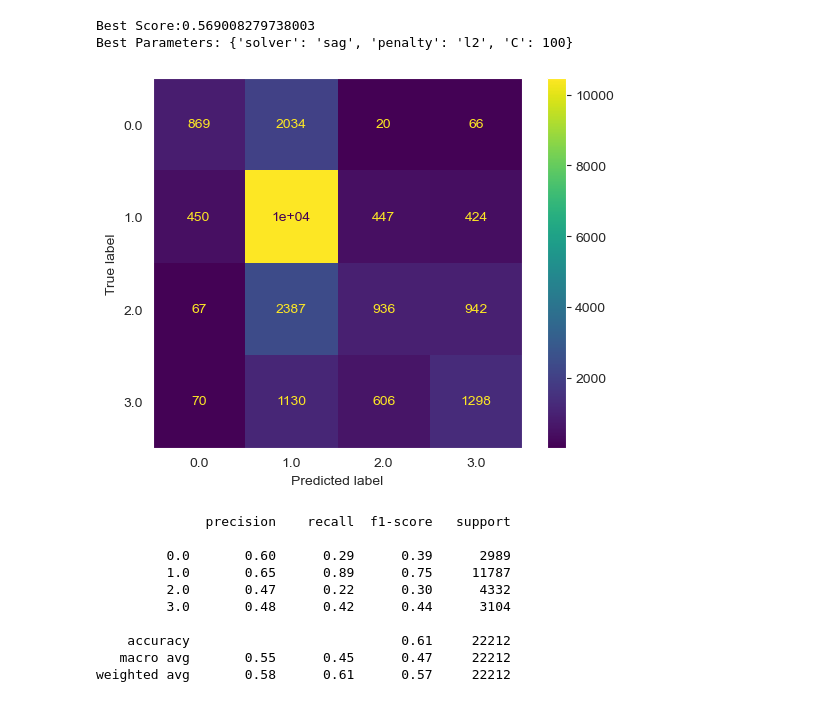
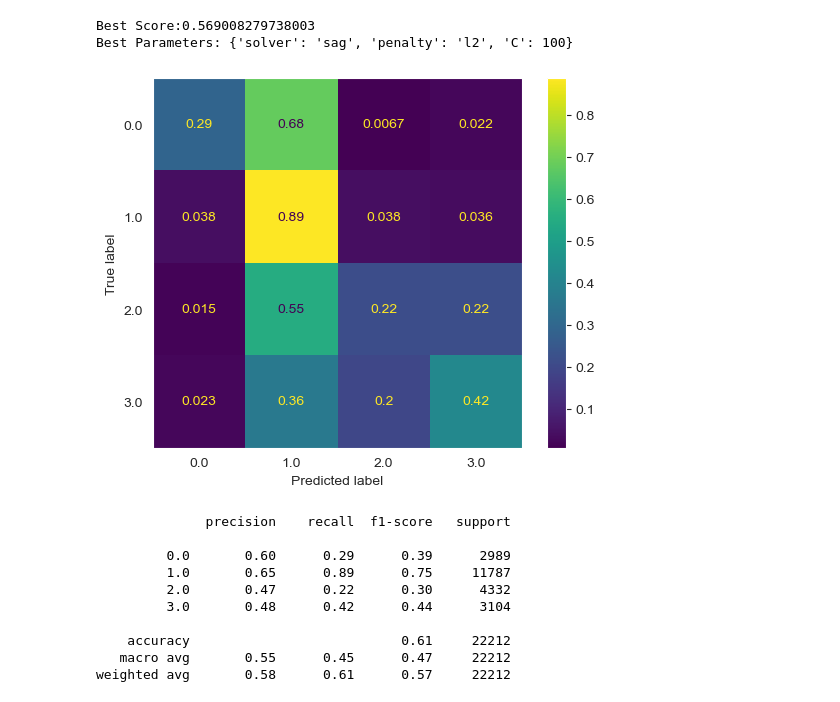
Before and after one commit to jpjavier23/capstone_2_final_documentation, a Jupyter notebook: capstone_2_final_report.ipynb, the cells around one changed output. Cells and saved outputs as stored; diff of their text form; code cells hidden in the pictures.

Commit message:
completed model selection but need to contextualize the results and do final statistical analysis

```diff
--- a/capstone_2_final_report.ipynb
+++ b/capstone_2_final_report.ipynb
@@ -1098,12 +1123,12 @@ lr_model = lr.fit(x_train_scale, y_train)
 # %%
 lr_pred = lr_model.predict(x_test_scale)
 # %%
-lr_confusion = confusion_matrix(y_test, lr_pred, labels = lr_model.classes_)
+lr_confusion = confusion_matrix(y_test, lr_pred, labels = lr_model.classes_, normalize = 'true')
 lr_confusion_matrix = ConfusionMatrixDisplay(confusion_matrix = lr_confusion, display_labels = lr_model.classes_)
 lr_confusion_matrix.plot()
 plt.show()
 # %% [output]
-[figure, old version]
+[figure, new version]
 # %%
 print(classification_report(y_test, lr_pred))
 # %% [output]
```
Also changed, not shown: parts of 13 cells of this notebook.
